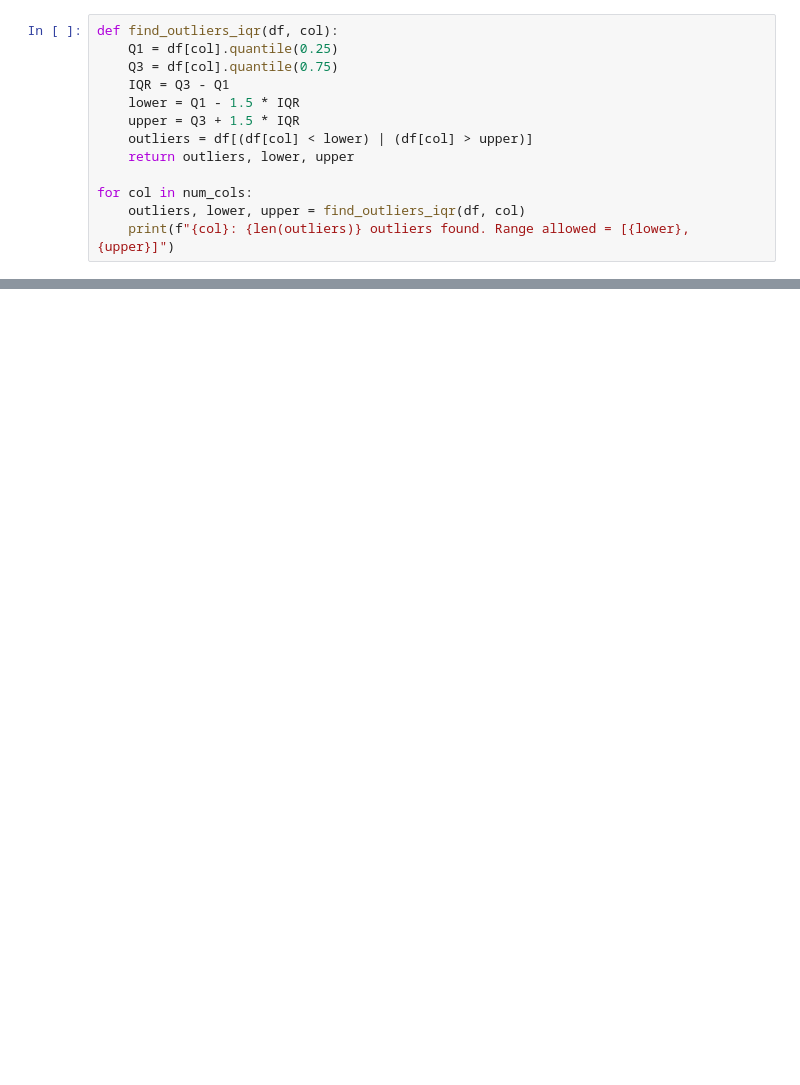
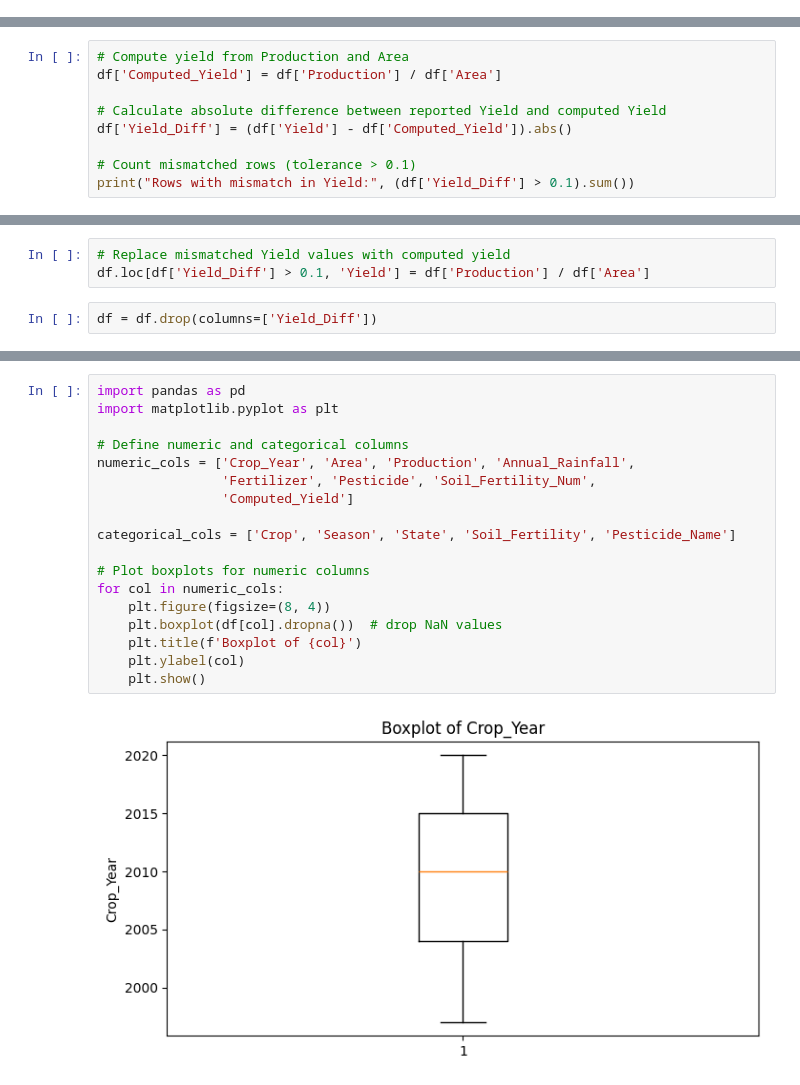
Before and after one commit to tarun1208/BasicML, a Jupyter notebook: soil.ipynb, the cells around one changed output, grey strips where cells are left out. Cells and saved outputs as stored; diff of their text form; blank space fills up the shorter version.

```diff
--- a/soil.ipynb
+++ b/soil.ipynb
@@ -119,13 +231,0 @@ max           3.770000
-# %%
-def find_outliers_iqr(df, col):
-    Q1 = df[col].quantile(0.25)
-    Q3 = df[col].quantile(0.75)
-    IQR = Q3 - Q1
-    lower = Q1 - 1.5 * IQR
-    upper = Q3 + 1.5 * IQR
-    outliers = df[(df[col] < lower) | (df[col] > upper)]
-    return outliers, lower, upper
-
-for col in num_cols:
-    outliers, lower, upper = find_outliers_iqr(df, col)
-    print(f"{col}: {len(outliers)} outliers found. Range allowed = [{lower}, {upper}]")
@@ -137,0 +232,9 @@ yield_tonnes_ha: 0 outliers found. Range allowed = [0.7, 3.9400000000000004]
+# %%
+# Compute yield from Production and Area
+df['Computed_Yield'] = df['Production'] / df['Area']
+
+# Calculate absolute difference between reported Yield and computed Yield
+df['Yield_Diff'] = (df['Yield'] - df['Computed_Yield']).abs()
+
+# Count mismatched rows (tolerance > 0.1)
+print("Rows with mismatch in Yield:", (df['Yield_Diff'] > 0.1).sum())
@@ -137,0 +267,5 @@ yield_tonnes_ha: 0 outliers found. Range allowed = [0.7, 3.9400000000000004]
+# %%
+# Replace mismatched Yield values with computed yield
+df.loc[df['Yield_Diff'] > 0.1, 'Yield'] = df['Production'] / df['Area']
+# %%
+df = df.drop(columns=['Yield_Diff'])
@@ -137,0 +352,20 @@ yield_tonnes_ha: 0 outliers found. Range allowed = [0.7, 3.9400000000000004]
+# %%
+import pandas as pd
+import matplotlib.pyplot as plt
+
+# Define numeric and categorical columns
+numeric_cols = ['Crop_Year', 'Area', 'Production', 'Annual_Rainfall',
+                'Fertilizer', 'Pesticide', 'Soil_Fertility_Num',
+                'Computed_Yield']
+
+categorical_cols = ['Crop', 'Season', 'State', 'Soil_Fertility', 'Pesticide_Name']
+
+# Plot boxplots for numeric columns
+for col in numeric_cols:
+    plt.figure(figsize=(8, 4))
+    plt.boxplot(df[col].dropna())  # drop NaN values
+    plt.title(f'Boxplot of {col}')
+    plt.ylabel(col)
+    plt.show()
+# %% [output]
+[figure, added]
```
Also changed, not shown: parts of 53 cells of this notebook.
